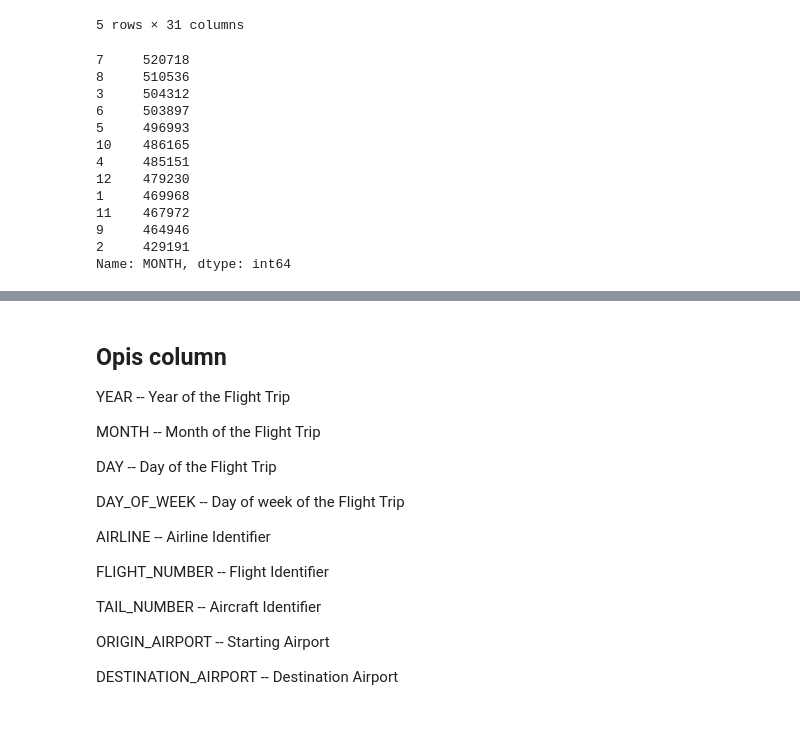
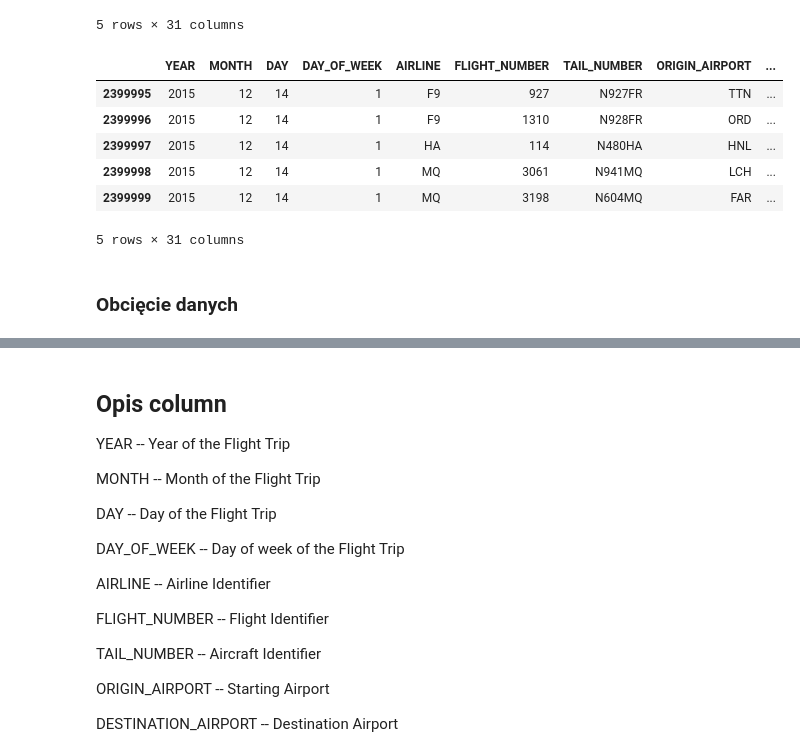
Before and after one commit to knigawkl/flight-delay-prediction, a Jupyter notebook: fligh-delay-prediction.ipynb, the cells around one changed output, grey strips where cells are left out. Saved outputs shown, nothing was run; the diff lists cells and outputs as text; code cells hidden in the pictures; blank space fills up the shorter version.

```diff
--- a/fligh-delay-prediction.ipynb
+++ b/fligh-delay-prediction.ipynb
@@ -19,20 +21,16 @@ flights.head()
 | 3 | 2015 | 1 | 1 | 4 | AA | 258 | N3HYAA | LAX | ... |
 | 4 | 2015 | 1 | 1 | 4 | AS | 135 | N527AS | SEA | ... |
 5 rows × 31 columns
-# %%
-flights['MONTH'].value_counts()
-# %% [output]
-7     520718
-8     510536
-3     504312
-6     503897
-5     496993
-10    486165
-4     485151
-12    479230
-1     469968
-11    467972
-9     464946
-2     429191
-Name: MONTH, dtype: int64
+# %%
+flights.tail()
+# %% [output]
+|  | YEAR | MONTH | DAY | DAY_OF_WEEK | AIRLINE | FLIGHT_NUMBER | TAIL_NUMBER | ORIGIN_AIRPORT | ... |
+| 2399995 | 2015 | 12 | 14 | 1 | F9 | 927 | N927FR | TTN | ... |
+| 2399996 | 2015 | 12 | 14 | 1 | F9 | 1310 | N928FR | ORD | ... |
+| 2399997 | 2015 | 12 | 14 | 1 | HA | 114 | N480HA | HNL | ... |
+| 2399998 | 2015 | 12 | 14 | 1 | MQ | 3061 | N941MQ | LCH | ... |
+| 2399999 | 2015 | 12 | 14 | 1 | MQ | 3198 | N604MQ | FAR | ... |
+5 rows × 31 columns
+# %% [markdown]
+### Obcięcie danych
 # %%
```
Also changed, not shown: parts of 24 cells of this notebook.
